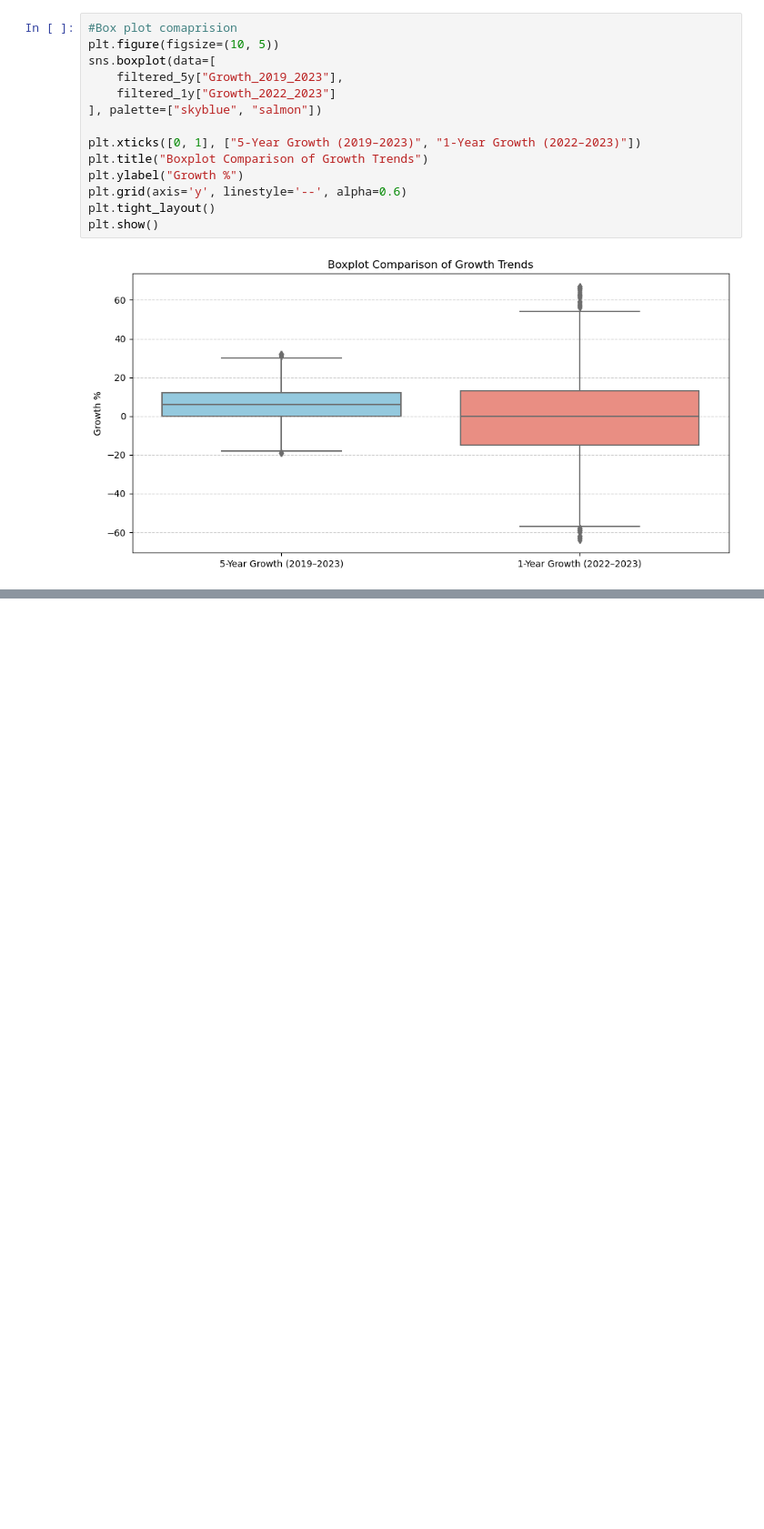
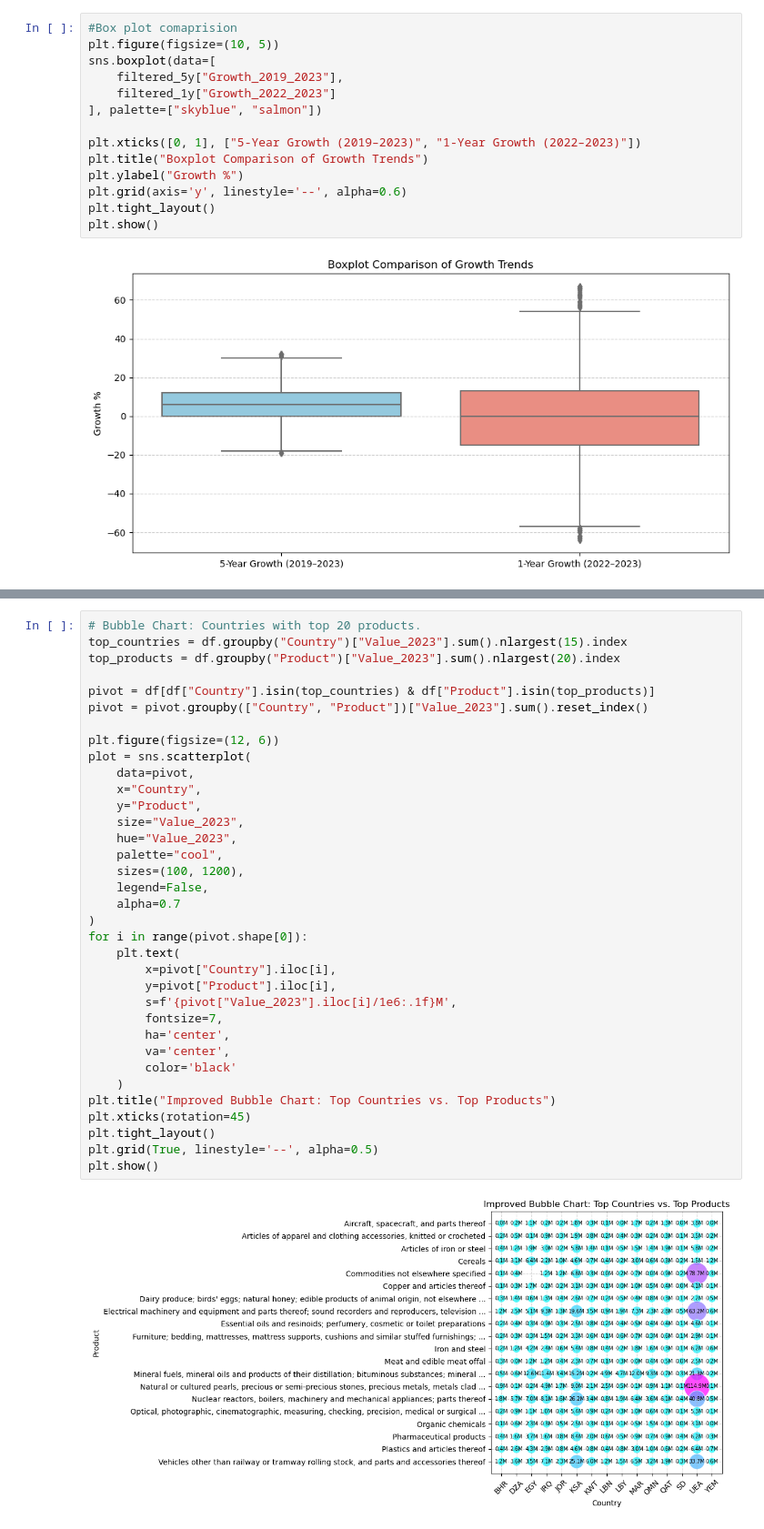
Before and after one commit to Gaurabh23/Bilateral-Trade-Analyais-of-Middle-East-and-Australia, a Jupyter notebook: EDA.ipynb, the cells around one changed output, grey strips where cells are left out. Shown at 91% size. Saved outputs shown, nothing was run; the diff lists cells and outputs as text; blank space fills up the shorter version.

```diff
--- a/EDA.ipynb
+++ b/EDA.ipynb
@@ -143,0 +178,37 @@ Name: Growth_2022_2023, dtype: float64
+# %%
+# Bubble Chart: Countries with top 20 products.
+top_countries = df.groupby("Country")["Value_2023"].sum().nlargest(15).index
+top_products = df.groupby("Product")["Value_2023"].sum().nlargest(20).index
+
+pivot = df[df["Country"].isin(top_countries) & df["Product"].isin(top_products)]
+pivot = pivot.groupby(["Country", "Product"])["Value_2023"].sum().reset_index()
+
+plt.figure(figsize=(12, 6))
+plot = sns.scatterplot(
+    data=pivot,
+    x="Country",
+    y="Product",
+    size="Value_2023",
+    hue="Value_2023",
+    palette="cool",
+    sizes=(100, 1200),
+    legend=False,
+    alpha=0.7
+)
+for i in range(pivot.shape[0]):
+    plt.text(
+        x=pivot["Country"].iloc[i],
+        y=pivot["Product"].iloc[i],
+        s=f'{pivot["Value_2023"].iloc[i]/1e6:.1f}M',
+        fontsize=7,
+        ha='center',
+        va='center',
+        color='black'
+    )
+plt.title("Improved Bubble Chart: Top Countries vs. Top Products")
+plt.xticks(rotation=45)
+plt.tight_layout()
+plt.grid(True, linestyle='--', alpha=0.5)
+plt.show()
+# %% [output]
+[figure, added]
```
Also changed, not shown: parts of 10 cells of this notebook.
